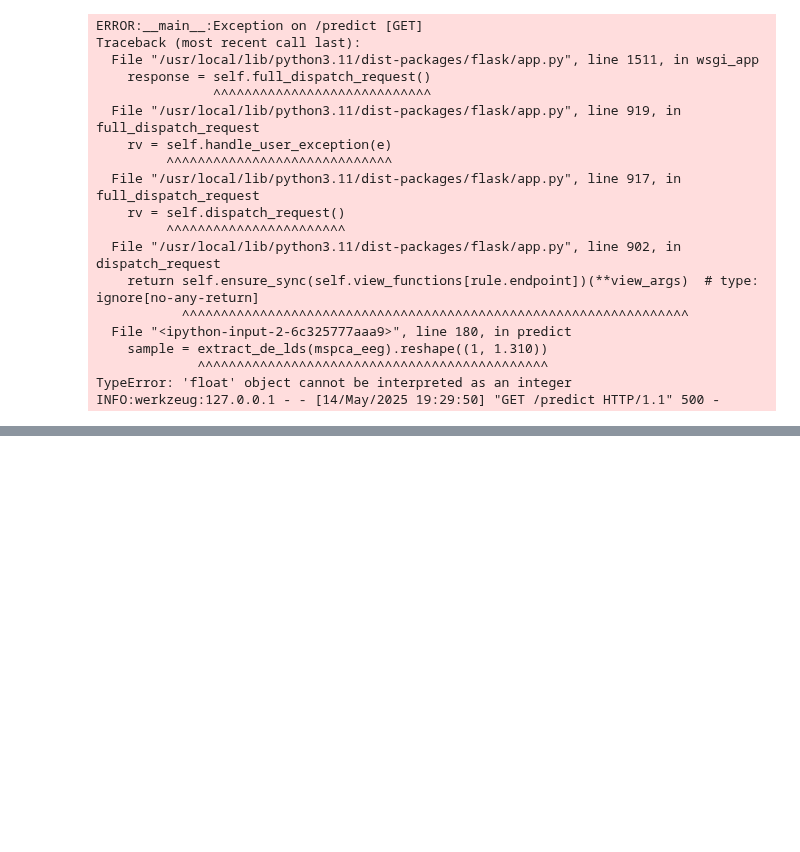
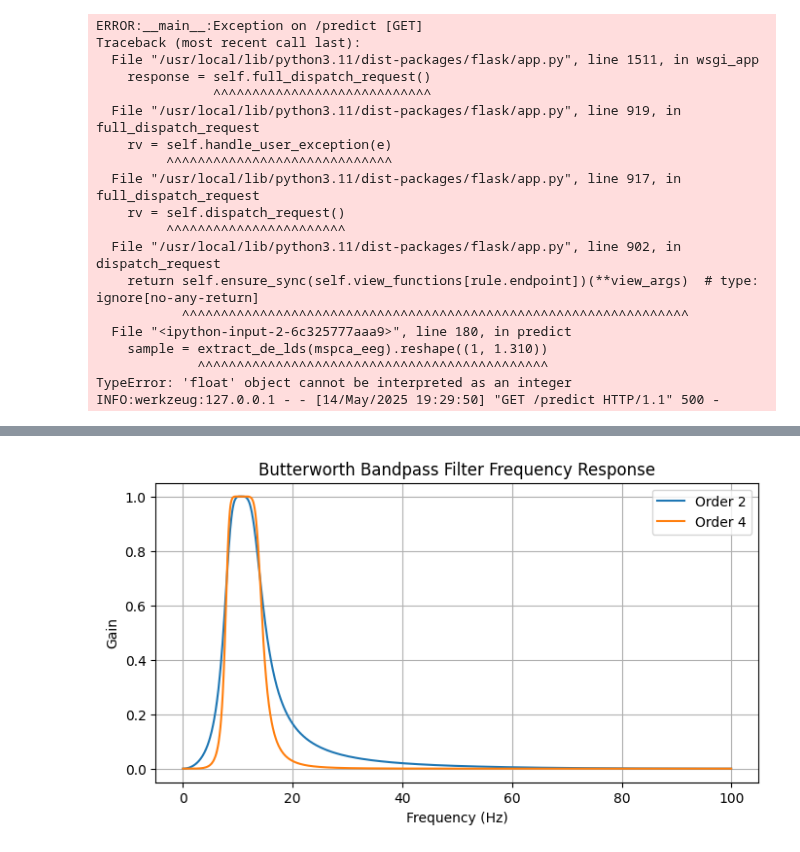
Before and after one commit to tanuja1708/EEG-emotions, a Jupyter notebook: new bandpass.ipynb, the cells around one changed output, grey strips where cells are left out. Cells and saved outputs as stored; diff of their text form; code cells hidden in the pictures; blank space fills up the shorter version.

```diff
--- a/new bandpass.ipynb
+++ b/new bandpass.ipynb
@@ -566,0 +598,30 @@ from tensorflow.keras.models import load_model
+# %%
+import numpy as np
+import matplotlib.pyplot as plt
+from scipy.signal import butter, freqz
+
+def plot_butterworth(order, lowcut, highcut, fs):
+    nyq = 0.5 * fs
+    low = lowcut / nyq
+    high = highcut / nyq
+    b, a = butter(order, [low, high], btype='band')
+
+    w, h = freqz(b, a, worN=2000)
+    plt.plot((fs * 0.5 / np.pi) * w, abs(h), label=f'Order {order}')
+
+fs = 200  # Sampling frequency
+lowcut = 8  # 8 Hz (Alpha band start)
+highcut = 14  # 14 Hz (Alpha band end)
+
+plt.figure(figsize=(8, 4))
+plot_butterworth(2, lowcut, highcut, fs)
+plot_butterworth(4, lowcut, highcut, fs)
+
+plt.title('Butterworth Bandpass Filter Frequency Response')
+plt.xlabel('Frequency (Hz)')
+plt.ylabel('Gain')
+plt.legend()
+plt.grid(True)
+plt.show()
+# %% [output]
+[figure, added]
```
Also changed, not shown: parts of 6 cells of this notebook.
